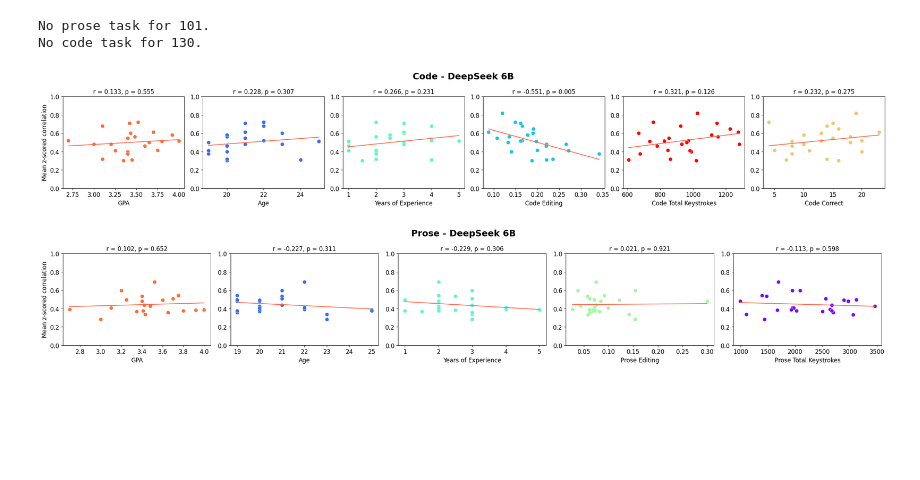
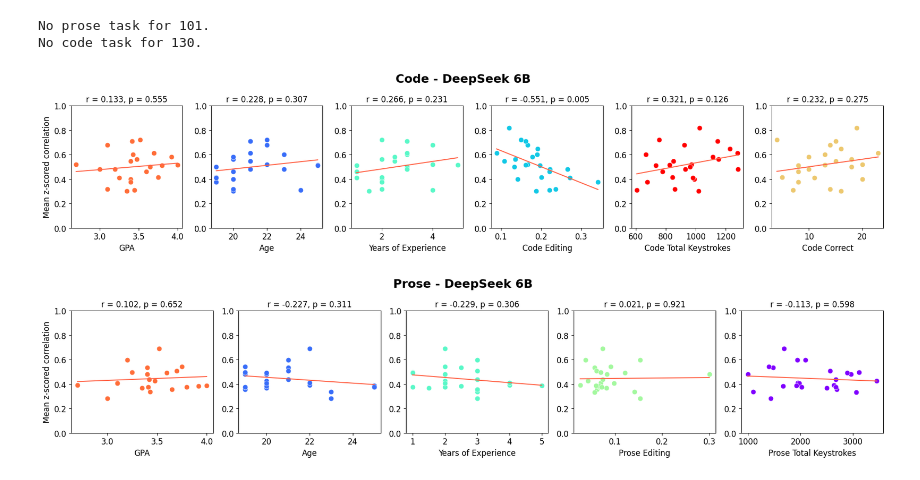
Before and after one commit to largehappygroup/fmri_model, a Jupyter notebook: analysis/fir/rq1_modeling_performance_correlations.ipynb, the cells around one changed output. Cells and saved outputs as stored; diff of their text form; code cells hidden in the pictures; blank space fills up the shorter version.

```diff
--- a/analysis/fir/rq1_modeling_performance_correlations.ipynb
+++ b/analysis/fir/rq1_modeling_performance_correlations.ipynb
@@ -111,33 +111,33 @@ for m in best_models:
     common_ids = [pid for pid in pids if pid in demo_data.index]
     brain_vals = np.array([performance[str(pid)] for pid in common_ids])
 
-    fig, axes = plt.subplots(1, len(filtered_vars), figsize=(24, 4))
+    fig, axes = plt.subplots(1, len(filtered_vars), figsize=(18, 4))
     fig.suptitle(model_labels[m], fontsize=18, fontweight='bold')
 
     var_keys = list(variables.keys())
     for ax, (var_label, col) in zip(axes, filtered_vars.items()):
         color = palette[var_keys.index(var_label)]
         demo_vals = demo_data.loc[common_ids, col].values.astype(float)
         # print(color)
 
         mask = ~np.isnan(demo_vals)
         x, y = demo_vals[mask], brain_vals[mask]
 
         r, p = stats.pearsonr(x, y)
 
         ax.scatter(x, y, color=color, edgecolors='white', linewidths=0.5, s=60)
         m_fit, b_fit = np.polyfit(x, y, 1)
         x_line = np.linspace(x.min(), x.max(), 100)
         ax.plot(x_line, m_fit * x_line + b_fit, color='tomato', linewidth=1.5)
         ax.set_ylim([0.0, 1.0])
         ax.set_xlabel(var_label, fontsize=12)
         ax.tick_params(axis='both', labelsize=12)
         ax.set_ylabel('Mean z-scored correlation' if ax == axes[0] else '', fontsize=12)
         ax.set_title(f"r = {r:.3f}, p = {p:.3f}", fontsize=12)
 
     plt.tight_layout()
     plt.savefig(f"/data/zachkaras/fmri_model_data/plots/corr_{task}.png", dpi=200, bbox_inches='tight')
     plt.show()
 # %% [output]
-[figure, old version]
+[figure, new version]
-[figure, old version]
+[figure, new version]
```
Also changed, not shown: 2 other files.
